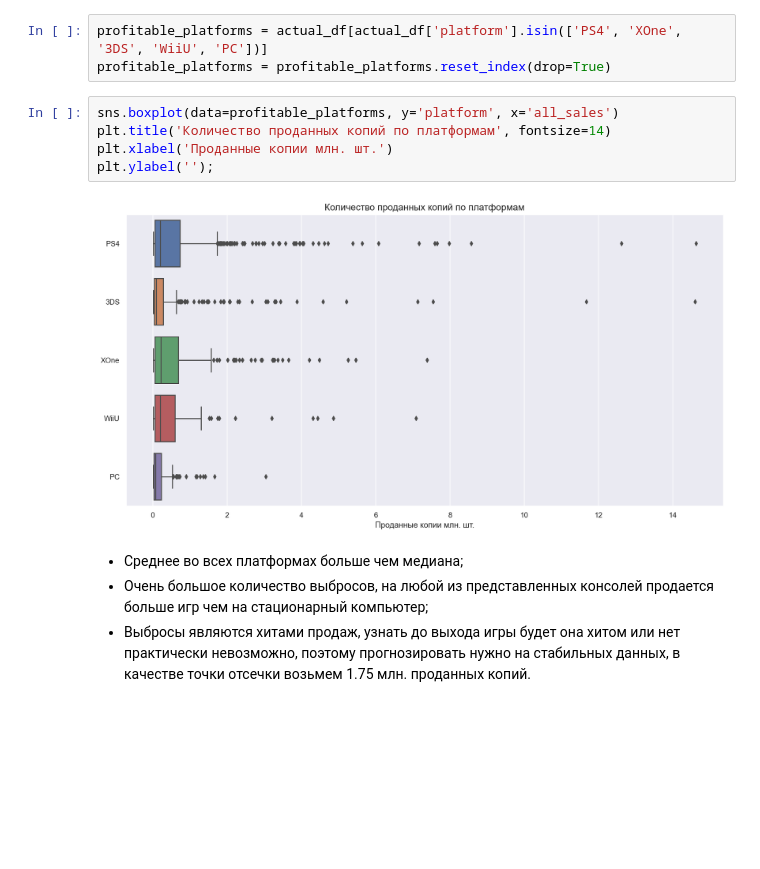
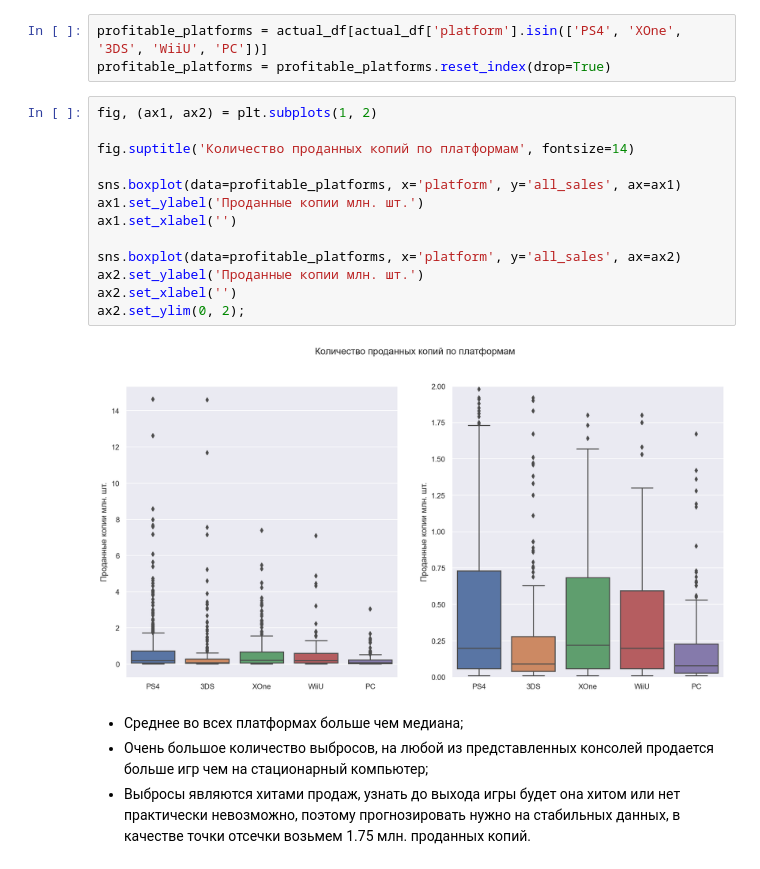
Before and after one commit to lJHl/data-analysis, a Jupyter notebook: games_project/games_project.ipynb, the cells around one changed output. Drawn from its saved outputs; the diff is of its cells as text; blank space fills up the shorter version.

```diff
--- a/games_project/games_project.ipynb
+++ b/games_project/games_project.ipynb
@@ -413,12 +413,20 @@ barchart(data=top_platform,
 profitable_platforms = actual_df[actual_df['platform'].isin(['PS4', 'XOne', '3DS', 'WiiU', 'PC'])]
 profitable_platforms = profitable_platforms.reset_index(drop=True)
 # %%
-sns.boxplot(data=profitable_platforms, y='platform', x='all_sales')
-plt.title('Количество проданных копий по платформам', fontsize=14)
-plt.xlabel('Проданные копии млн. шт.')
-plt.ylabel('');
+fig, (ax1, ax2) = plt.subplots(1, 2)
+
+fig.suptitle('Количество проданных копий по платформам', fontsize=14)
+
+sns.boxplot(data=profitable_platforms, x='platform', y='all_sales', ax=ax1)
+ax1.set_ylabel('Проданные копии млн. шт.')
+ax1.set_xlabel('')
+
+sns.boxplot(data=profitable_platforms, x='platform', y='all_sales', ax=ax2)
+ax2.set_ylabel('Проданные копии млн. шт.')
+ax2.set_xlabel('')
+ax2.set_ylim(0, 2);
 # %% [output]
-[figure, old version]
+[figure, new version]
 # %% [markdown]
 - Среднее во всех платформах больше чем медиана;
 - Очень большое количество выбросов, на любой из представленных консолей продается больше игр чем на стационарный компьютер;
```
Also changed, not shown: parts of 1 cell of this notebook.
